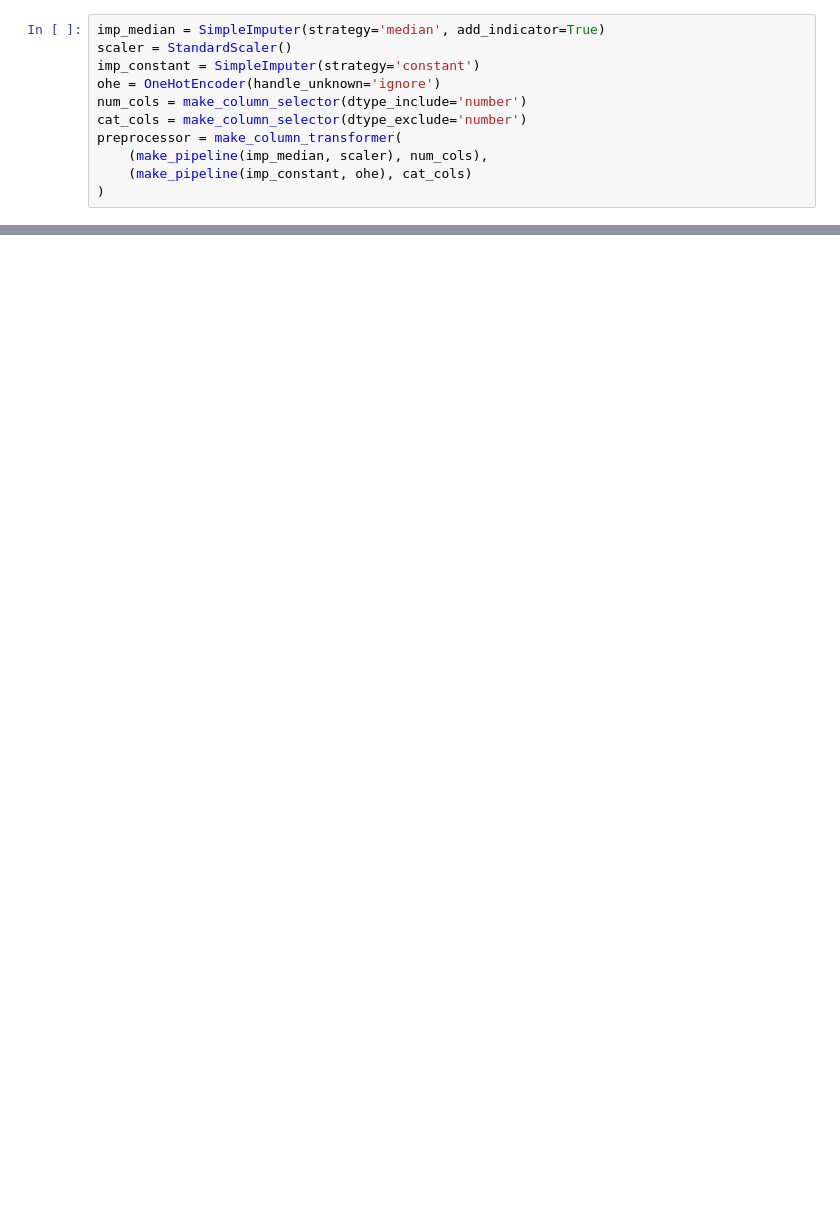
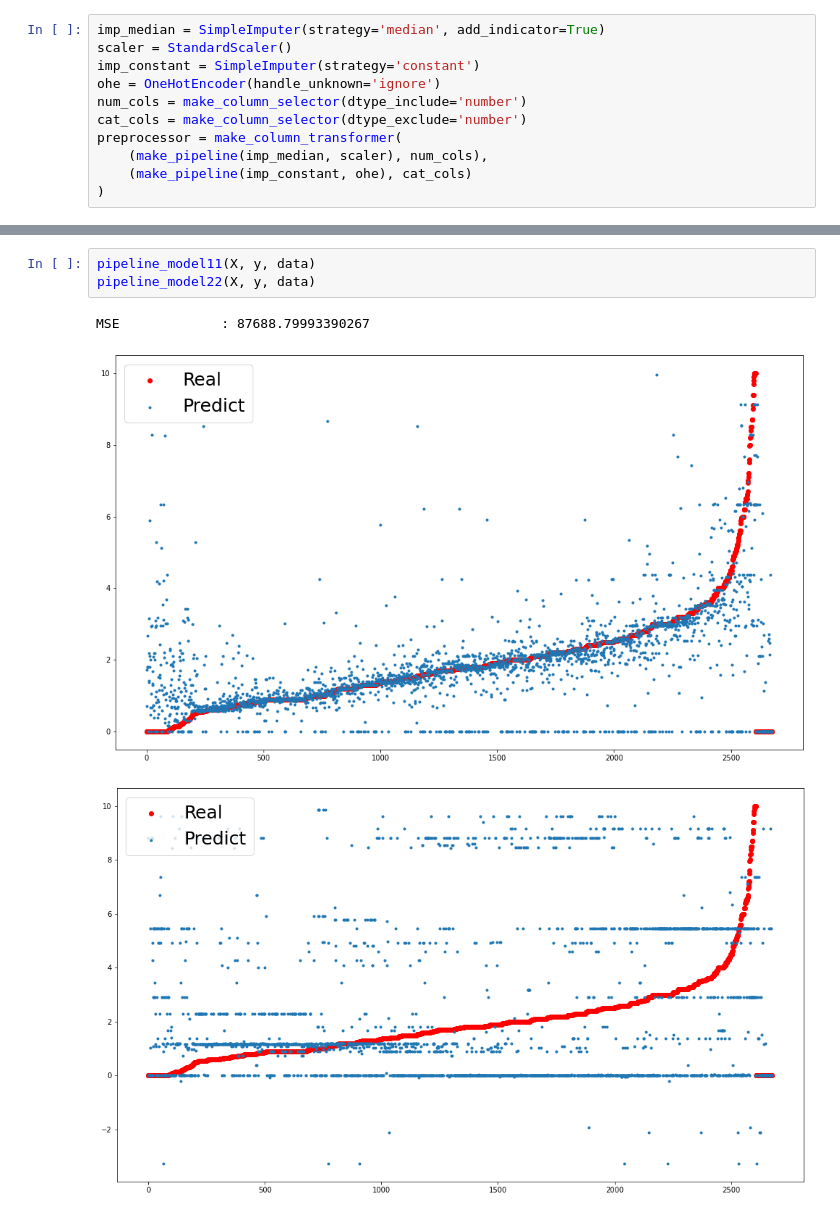
Before and after one commit to lythanhhai/Crawl_Real_Estate, a Jupyter notebook: EDA copy 2.ipynb, the cells around one changed output, grey strips where cells are left out. Saved outputs shown, nothing was run; the diff lists cells and outputs as text; blank space fills up the shorter version.

```diff
--- a/EDA copy 2.ipynb
+++ b/EDA copy 2.ipynb
@@ -468,0 +558,7 @@ MAE          | 59.60421711389925       | 76.82134093653613
+# %%
+pipeline_model11(X, y, data)
+pipeline_model22(X, y, data)
+# %% [output]
+MSE             : 87688.79993390267
+[figure, added]
+[figure, added]
```
Also changed, not shown: parts of 12 cells of this notebook.
